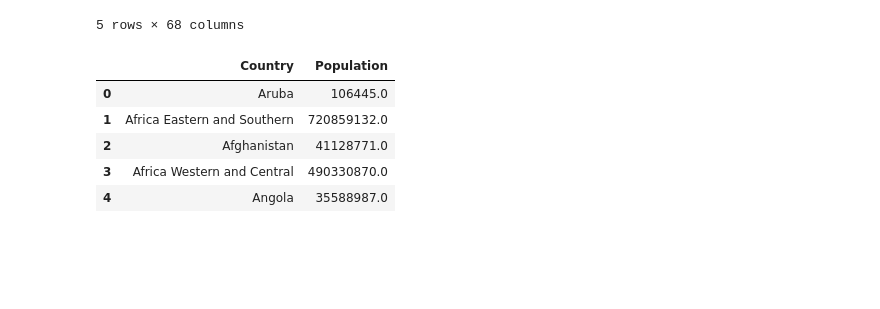
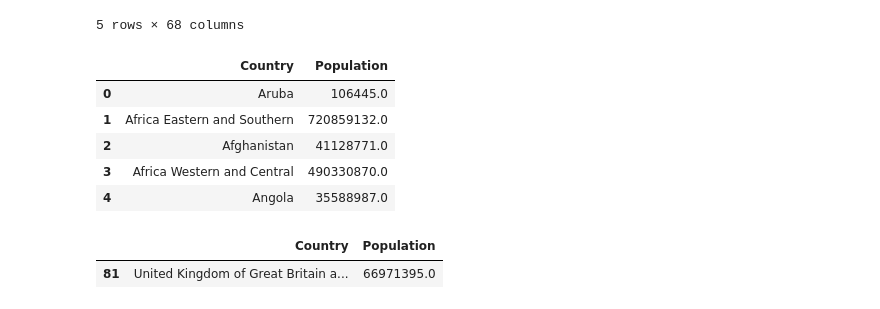
Before and after one commit to dagbolade/covid, a Jupyter notebook: covid.ipynb, the cells around one changed output. Saved outputs shown, nothing was run; the diff lists cells and outputs as text; code cells hidden in the pictures; blank space fills up the shorter version.

```diff
--- a/covid.ipynb
+++ b/covid.ipynb
@@ -383,3 +380,9 @@ population_data.to_csv('population_data_cleaned.csv', index=False)
 # %%
-# join the population data with the cleaned COVID-19 data
-df = df.merge(population_data, on='Country', how='left')
+# rename the the united kingdom to 'United Kingdom of Great Britain and Northern Ireland' to match the country name in the COVID-19 dataset
+population_data['Country'] = population_data['Country'].replace('United Kingdom', 'United Kingdom of Great Britain and Northern Ireland')
+# %%
+# print the united kingdom to confirm the change
+population_data[population_data['Country'].str.contains('United Kingdom')]
+# %% [output]
+|  | Country | Population |
+| 81 | United Kingdom of Great Britain a... | 66971395.0 |
```
Also changed, not shown: parts of 2 cells of this notebook, 2 other files.
